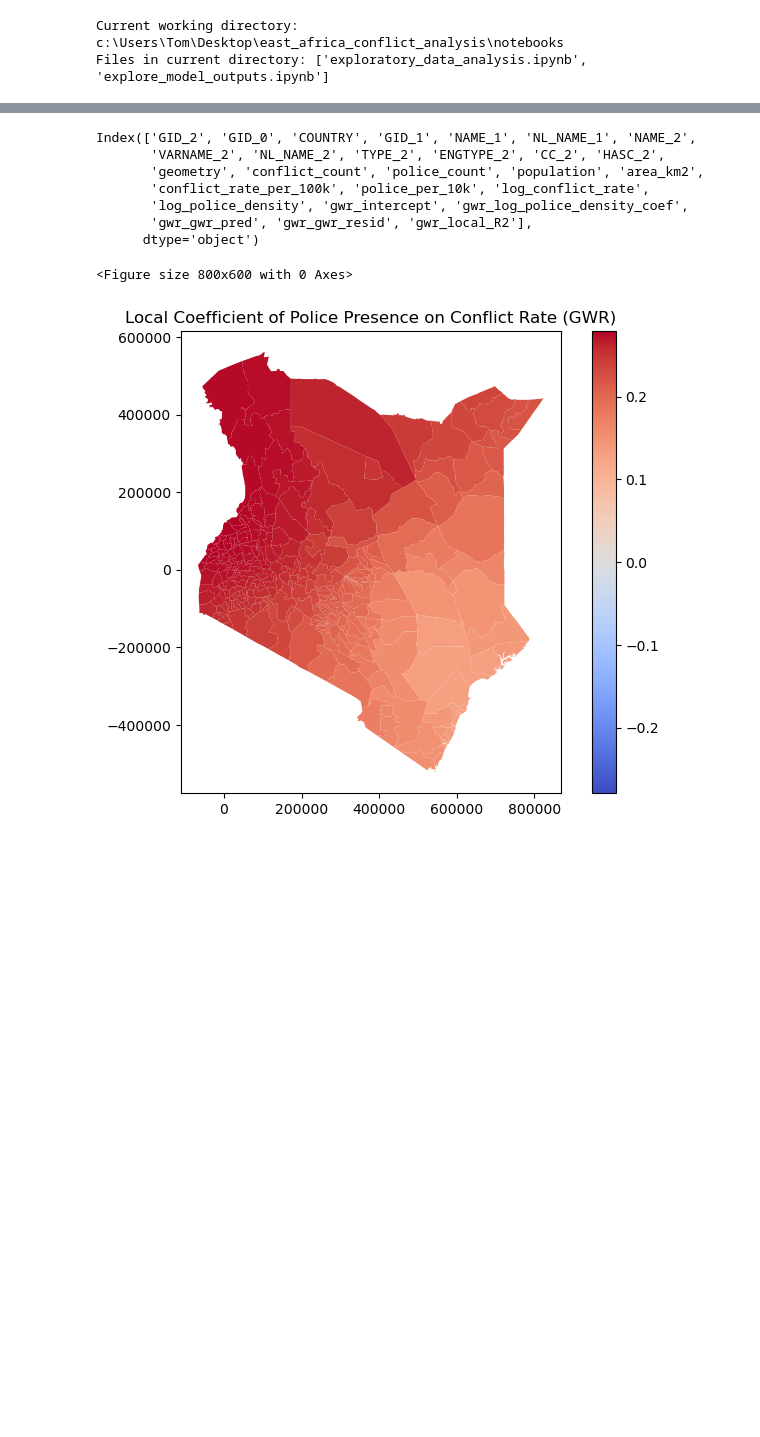
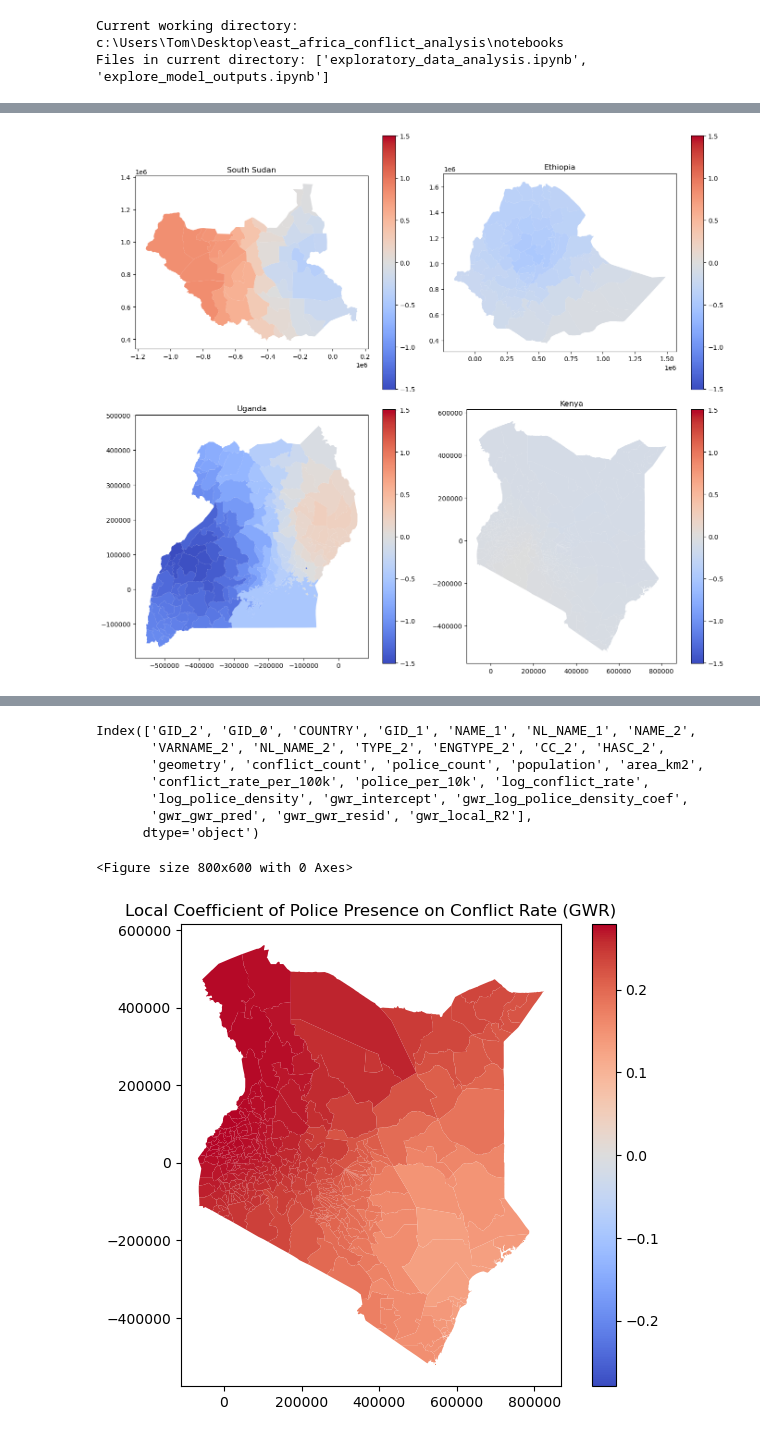
Before and after one commit to tomwaldin/east_africa_conflict_analysis, a Jupyter notebook: notebooks/explore_model_outputs.ipynb, the cells around one changed output, grey strips where cells are left out. Cells and saved outputs as stored; diff of their text form; code cells hidden in the pictures; blank space fills up the shorter version.

```diff
--- a/notebooks/explore_model_outputs.ipynb
+++ b/notebooks/explore_model_outputs.ipynb
@@ -216,0 +203,71 @@ plt.show()
+# %%
+
+import matplotlib.pyplot as plt
+import pandas as pd
+
+coef_col = 'gwr_log_schools_density_coef'  # or any other coefficient column
+
+# 1. Collect all coefficient values across countries
+all_vals = pd.concat([
+    gdf_gwr_ken[coef_col],
+    gdf_gwr_eth[coef_col],
+    gdf_gwr_ssd[coef_col],
+    gdf_gwr_uga[coef_col]
+], axis=0)
+
+# 2. Compute symmetric color bounds
+min_val = all_vals.min()
+max_val = all_vals.max()
+max_abs = max(abs(min_val), abs(max_val))
+
+# 3. Create a 2x2 subplot of countries arranged geographically
+fig, axes = plt.subplots(2, 2, figsize=(14, 12))
+
+# Top-right: Ethiopia
+gdf_gwr_eth.plot(
+    column=coef_col,
+    cmap='coolwarm',
+    vmin=-max_abs,
+    vmax=max_abs,
+    legend=True,
+    ax=axes[0, 1]
+)
+axes[0, 1].set_title("Ethiopia")
+
+# Top-left: South Sudan
+gdf_gwr_ssd.plot(
+    column=coef_col,
+    cmap='coolwarm',
+    vmin=-max_abs,
+    vmax=max_abs,
+    legend=True,
+    ax=axes[0, 0]
+)
+axes[0, 0].set_title("South Sudan")
+
+# Bottom-right: Kenya
+gdf_gwr_ken.plot(
+    column=coef_col,
+    cmap='coolwarm',
+    vmin=-max_abs,
+    vmax=max_abs,
+    legend=True,
+    ax=axes[1, 1]
+)
+axes[1, 1].set_title("Kenya")
+
+# Bottom-left: Uganda
+gdf_gwr_uga.plot(
+    column=coef_col,
+    cmap='coolwarm',
+    vmin=-max_abs,
+    vmax=max_abs,
+    legend=True,
+    ax=axes[1, 0]
+)
+axes[1, 0].set_title("Uganda")
+
+plt.tight_layout()
+plt.show()
+# %% [output]
+[figure, added]
```
Also changed, not shown: parts of 6 cells of this notebook, 7 other files.
